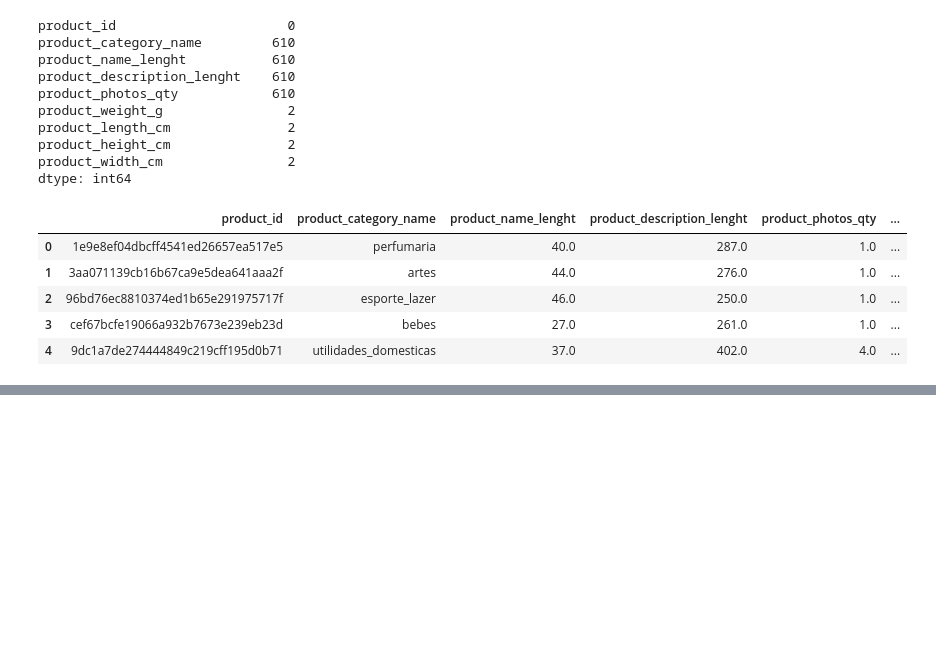
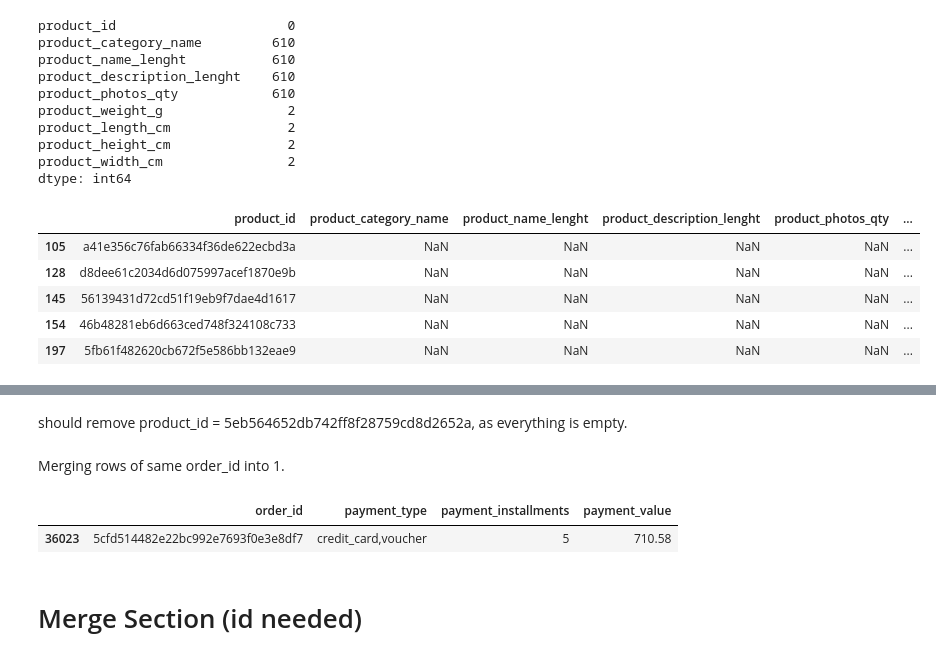
Before and after one commit to Mocuss/FESI-Crew, a Jupyter notebook: EDA.ipynb, the cells around one changed output, grey strips where cells are left out. Drawn from its saved outputs; the diff is of its cells as text; code cells hidden in the pictures; blank space fills up the shorter version.

```diff
--- a/EDA.ipynb
+++ b/EDA.ipynb
@@ -178,13 +165,15 @@ product_length_cm               2
 product_height_cm               2
 product_width_cm                2
 dtype: int64
-# %%
-products_df.head()
-# %% [output]
-|  | product_id | product_category_name | product_name_lenght | product_description_lenght | product_photos_qty | ... |
-| 0 | 1e9e8ef04dbcff4541ed26657ea517e5 | perfumaria | 40.0 | 287.0 | 1.0 | ... |
-| 1 | 3aa071139cb16b67ca9e5dea641aaa2f | artes | 44.0 | 276.0 | 1.0 | ... |
-| 2 | 96bd76ec8810374ed1b65e291975717f | esporte_lazer | 46.0 | 250.0 | 1.0 | ... |
-| 3 | cef67bcfe19066a932b7673e239eb23d | bebes | 27.0 | 261.0 | 1.0 | ... |
-| 4 | 9dc1a7de274444849c219cff195d0b71 | utilidades_domesticas | 37.0 | 402.0 | 4.0 | ... |
+# %%
+# checking for null values in the products DataFrame
+empty_product_name = products_df[products_df['product_category_name'].isnull()]
+empty_product_name.head()
+# %% [output]
+|  | product_id | product_category_name | product_name_lenght | product_description_lenght | product_photos_qty | ... |
+| 105 | a41e356c76fab66334f36de622ecbd3a | NaN | NaN | NaN | NaN | ... |
+| 128 | d8dee61c2034d6d075997acef1870e9b | NaN | NaN | NaN | NaN | ... |
+| 145 | 56139431d72cd51f19eb9f7dae4d1617 | NaN | NaN | NaN | NaN | ... |
+| 154 | 46b48281eb6d663ced748f324108c733 | NaN | NaN | NaN | NaN | ... |
+| 197 | 5fb61f482620cb672f5e586bb132eae9 | NaN | NaN | NaN | NaN | ... |
 # %%
@@ -194,3 +184,5 @@ empty
 |  | product_id | product_category_name | product_name_lenght | product_description_lenght | product_photos_qty | ... |
 | 8578 | 09ff539a621711667c43eba6a3bd8466 | bebes | 60.0 | 865.0 | 3.0 | ... |
 | 18851 | 5eb564652db742ff8f28759cd8d2652a | NaN | NaN | NaN | NaN | ... |
+# %% [markdown]
+should remove product_id = 5eb564652db742ff8f28759cd8d2652a, as everything is empty.
@@ -196,0 +199,2 @@ empty
+# %% [markdown]
+Merging rows of same order_id into 1.
@@ -196,0 +208,8 @@ empty
+# %%
+# Example
+order_payments_df[order_payments_df['order_id'] == '5cfd514482e22bc992e7693f0e3e8df7']
+# %% [output]
+|  | order_id | payment_type | payment_installments | payment_value |
+| 36023 | 5cfd514482e22bc992e7693f0e3e8df7 | credit_card,voucher | 5 | 710.58 |
+# %% [markdown]
+# Merge Section (id needed)
```
Also changed, not shown: parts of 7 cells of this notebook.
